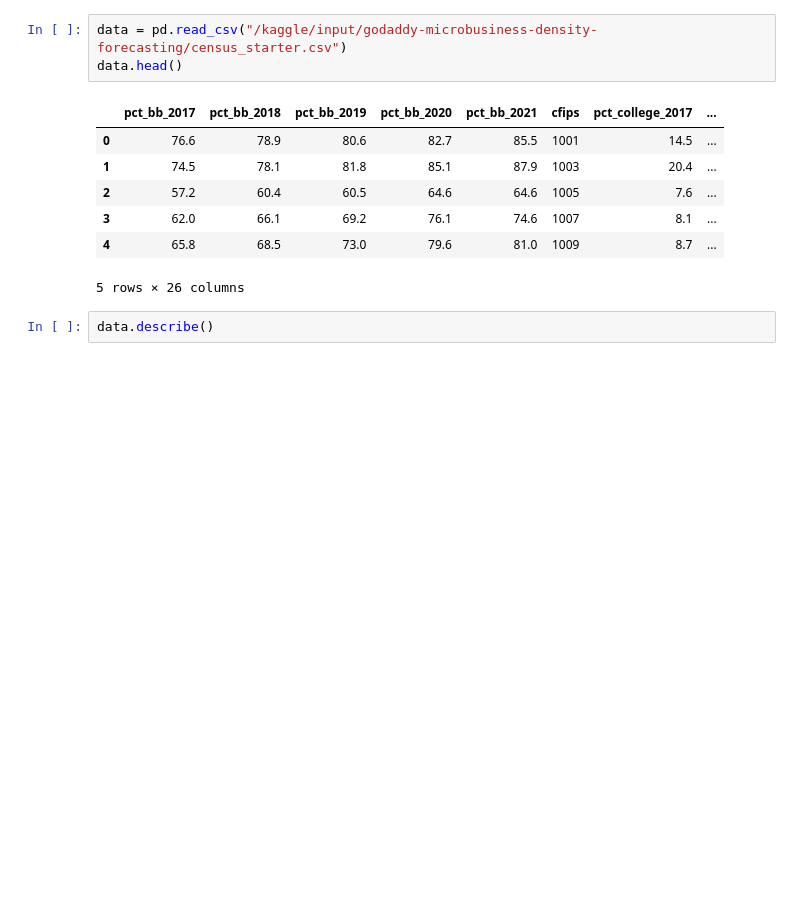
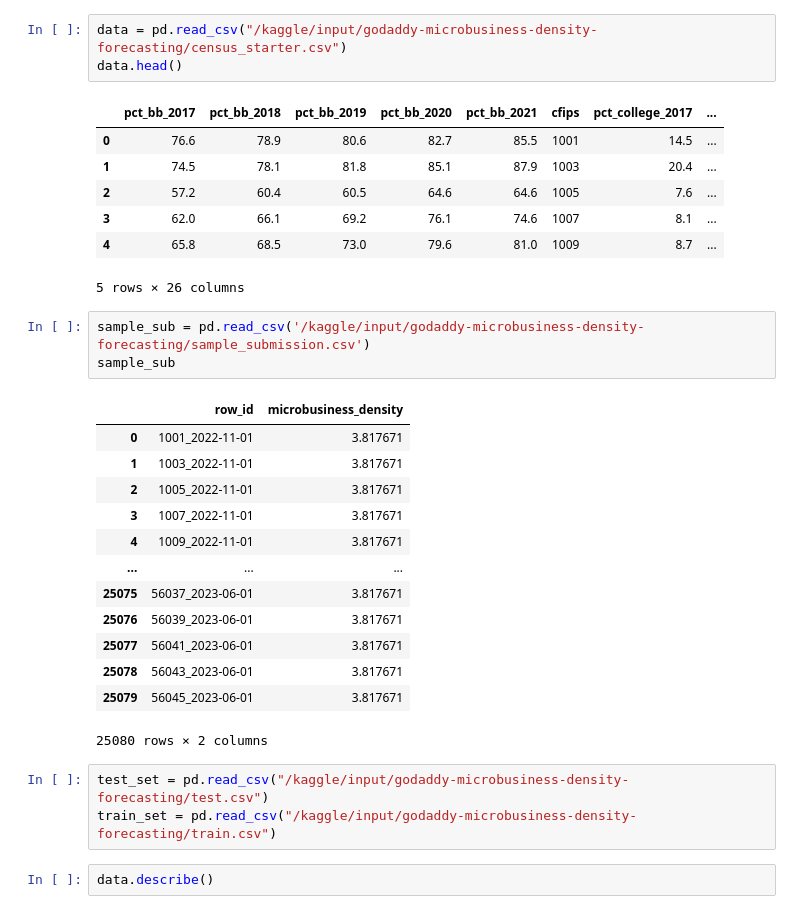
Before and after one commit to JaydenBeckwith/KaggleComps, a Jupyter notebook: go-daddy-comp-notebook.ipynb, the cells around one changed output. Saved outputs shown, nothing was run; the diff lists cells and outputs as text; blank space fills up the shorter version.

```diff
--- a/go-daddy-comp-notebook.ipynb
+++ b/go-daddy-comp-notebook.ipynb
@@ -32,6 +24,26 @@ data.head()
 | 3 | 62.0 | 66.1 | 69.2 | 76.1 | 74.6 | 1007 | 8.1 | ... |
 | 4 | 65.8 | 68.5 | 73.0 | 79.6 | 81.0 | 1009 | 8.7 | ... |
 5 rows × 26 columns
+# %%
+sample_sub = pd.read_csv('/kaggle/input/godaddy-microbusiness-density-forecasting/sample_submission.csv')
+sample_sub
+# %% [output]
+|  | row_id | microbusiness_density |
+| 0 | 1001_2022-11-01 | 3.817671 |
+| 1 | 1003_2022-11-01 | 3.817671 |
+| 2 | 1005_2022-11-01 | 3.817671 |
+| 3 | 1007_2022-11-01 | 3.817671 |
+| 4 | 1009_2022-11-01 | 3.817671 |
+| ... | ... | ... |
+| 25075 | 56037_2023-06-01 | 3.817671 |
+| 25076 | 56039_2023-06-01 | 3.817671 |
+| 25077 | 56041_2023-06-01 | 3.817671 |
+| 25078 | 56043_2023-06-01 | 3.817671 |
+| 25079 | 56045_2023-06-01 | 3.817671 |
+25080 rows × 2 columns
+# %%
+test_set = pd.read_csv("/kaggle/input/godaddy-microbusiness-density-forecasting/test.csv")
+train_set = pd.read_csv("/kaggle/input/godaddy-microbusiness-density-forecasting/train.csv")
 # %%
 data.describe()
 # %% [output]
```
Also changed, not shown: parts of 8 cells of this notebook.
